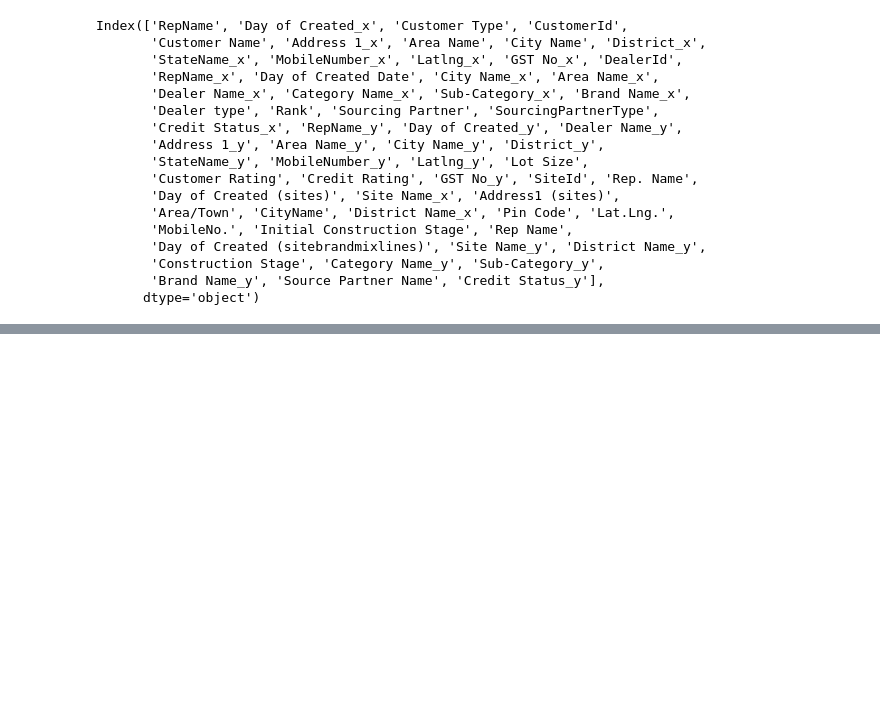
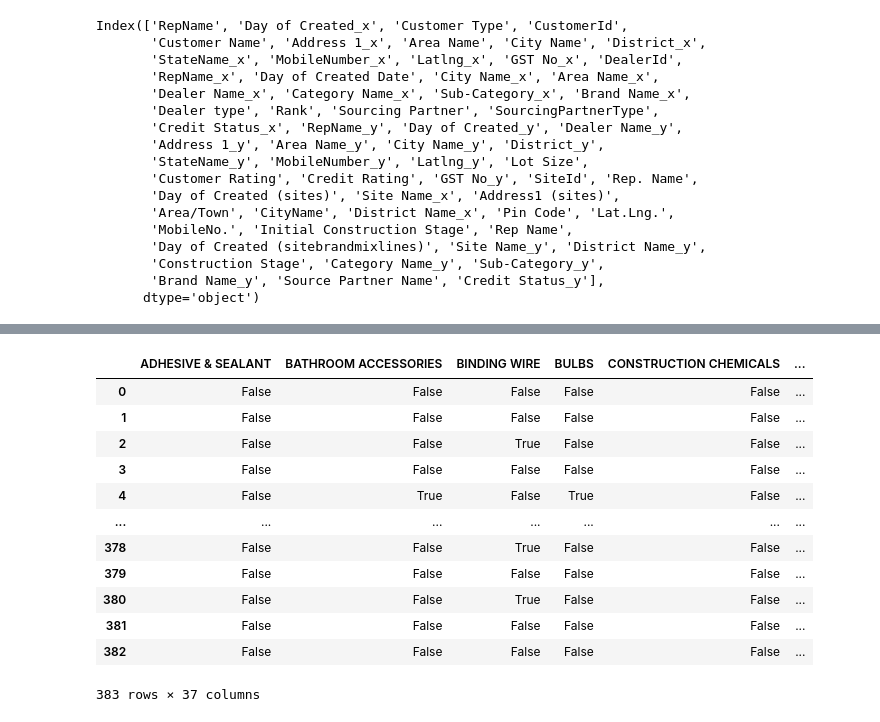
Before and after one commit to PriyaP-9704/Machine-Leaning-Workouts, a Jupyter notebook: ML_workout.ipynb, the cells around one changed output, grey strips where cells are left out. Drawn from its saved outputs; the diff is of its cells as text; code cells hidden in the pictures; blank space fills up the shorter version.

```diff
--- a/ML_workout.ipynb
+++ b/ML_workout.ipynb
@@ -937,0 +953,3 @@ Name: count, Length: 246, dtype: int64
+# %%
+df_1 = df_1.sort_values(["CustomerId","Date"])
+df_1
@@ -937,0 +970,2 @@ Name: count, Length: 246, dtype: int64
+# %%
+unique_data = df_1.groupby(["CustomerId","Date"])["Products"].unique().agg(list).reset_index()
@@ -937,0 +1040,4 @@ Name: count, Length: 246, dtype: int64
+# %%
+t_enc =  TransactionEncoder()
+transformed_data = t_enc.fit(unique_data["Products"]).transform(unique_data["Products"])
+print(transformed_data)
@@ -937,0 +1076,18 @@ Name: count, Length: 246, dtype: int64
+# %%
+encoded_data = pd.DataFrame(transformed_data,columns= t_enc.columns_)
+# %%
+encoded_data
+# %% [output]
+|  | ADHESIVE & SEALANT | BATHROOM ACCESSORIES | BINDING WIRE | BULBS | CONSTRUCTION CHEMICALS | ... |
+| 0 | False | False | False | False | False | ... |
+| 1 | False | False | False | False | False | ... |
+| 2 | False | False | True | False | False | ... |
+| 3 | False | False | False | False | False | ... |
+| 4 | False | True | False | True | False | ... |
+| ... | ... | ... | ... | ... | ... | ... |
+| 378 | False | False | True | False | False | ... |
+| 379 | False | False | False | False | False | ... |
+| 380 | False | False | True | False | False | ... |
+| 381 | False | False | False | False | False | ... |
+| 382 | False | False | False | False | False | ... |
+383 rows × 37 columns
```
Also changed, not shown: parts of 25 cells of this notebook.
